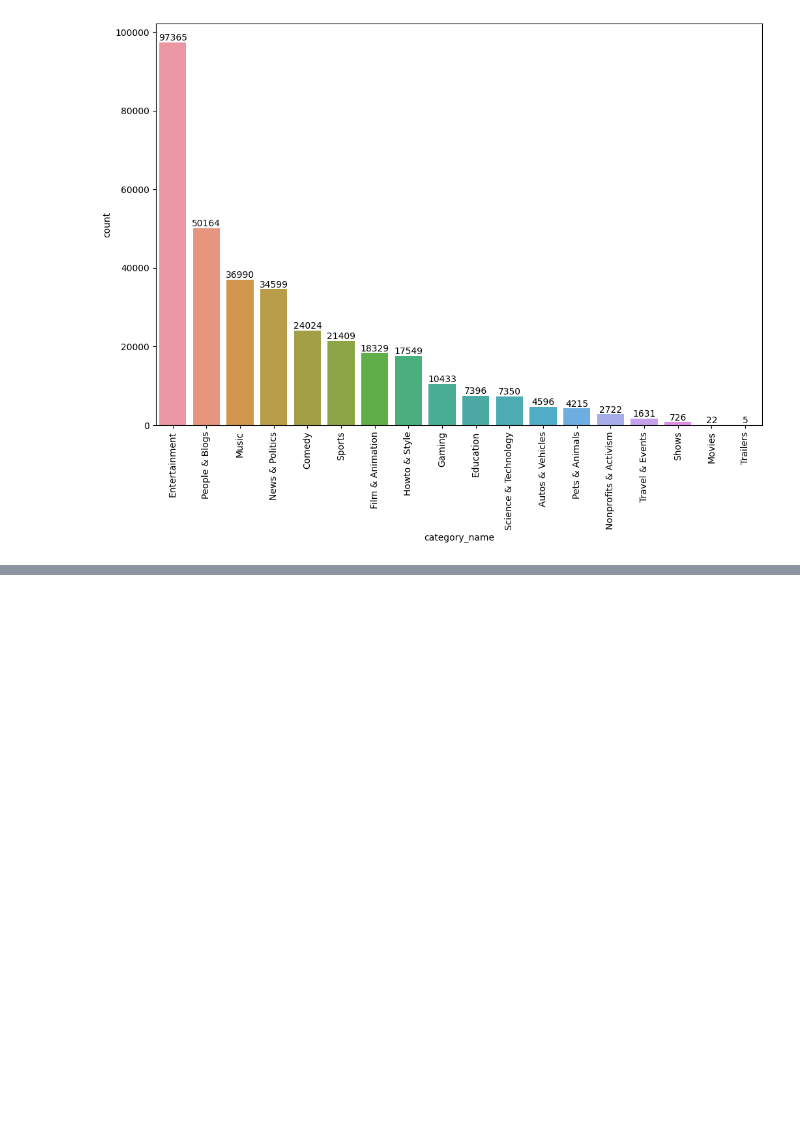
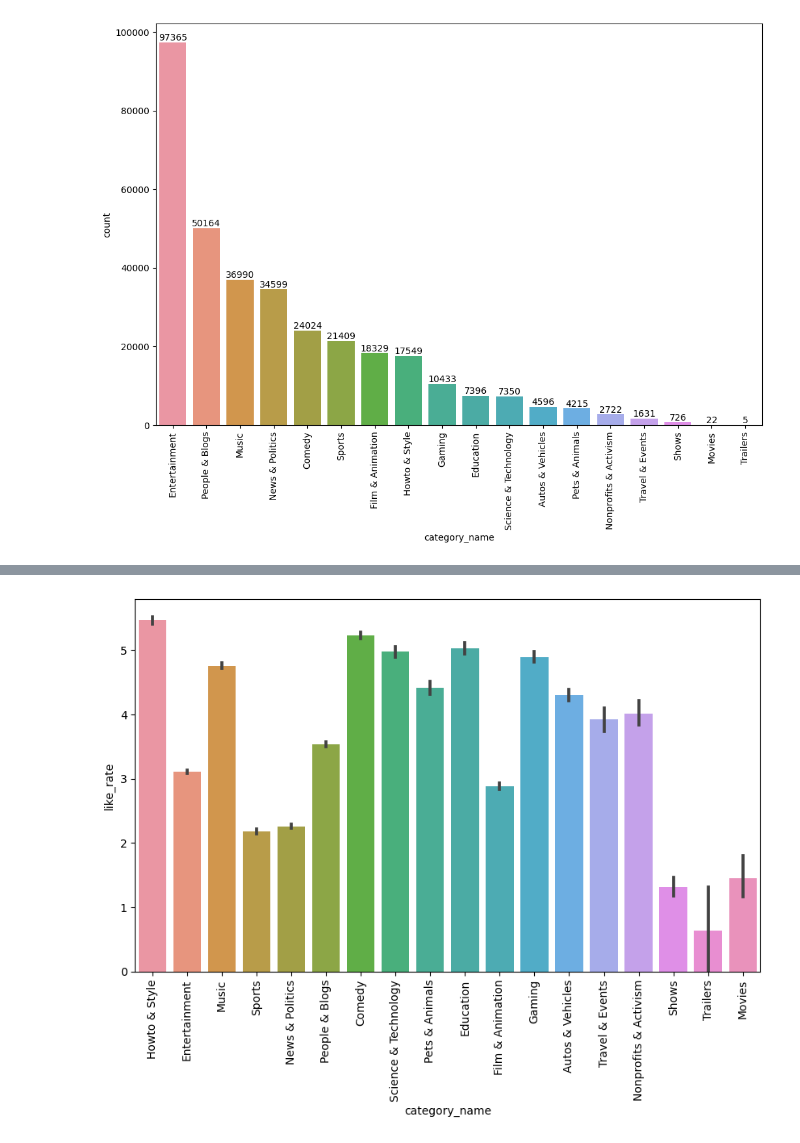
Before and after one commit to HafshaWahab/YouTube-Sentiment-Analysis, a Jupyter notebook: youtube-sentiment-analysis.ipynb, the cells around one changed output, grey strips where cells are left out. Saved outputs shown, nothing was run; the diff lists cells and outputs as text; code cells hidden in the pictures; blank space fills up the shorter version.

```diff
--- a/youtube-sentiment-analysis.ipynb
+++ b/youtube-sentiment-analysis.ipynb
@@ -693,0 +719,4 @@ plt.show()
+# %%
+full_df['like_rate']=(full_df['likes']/full_df['views'])*100
+full_df['dislike_rate']=(full_df['dislikes']/full_df['views'])*100
+full_df['comment_count_rate']=(full_df['comment_count']/full_df['views'])*100
@@ -693,0 +737,8 @@ plt.show()
+# %%
+#plotting like rate against category name
+plt.figure(figsize=(10,6))
+sns.barplot(x='category_name', y='like_rate', data= full_df)
+plt.xticks(rotation='vertical')
+plt.show()
+# %% [output]
+[figure, added]
```
Also changed, not shown: parts of 7 cells of this notebook.
